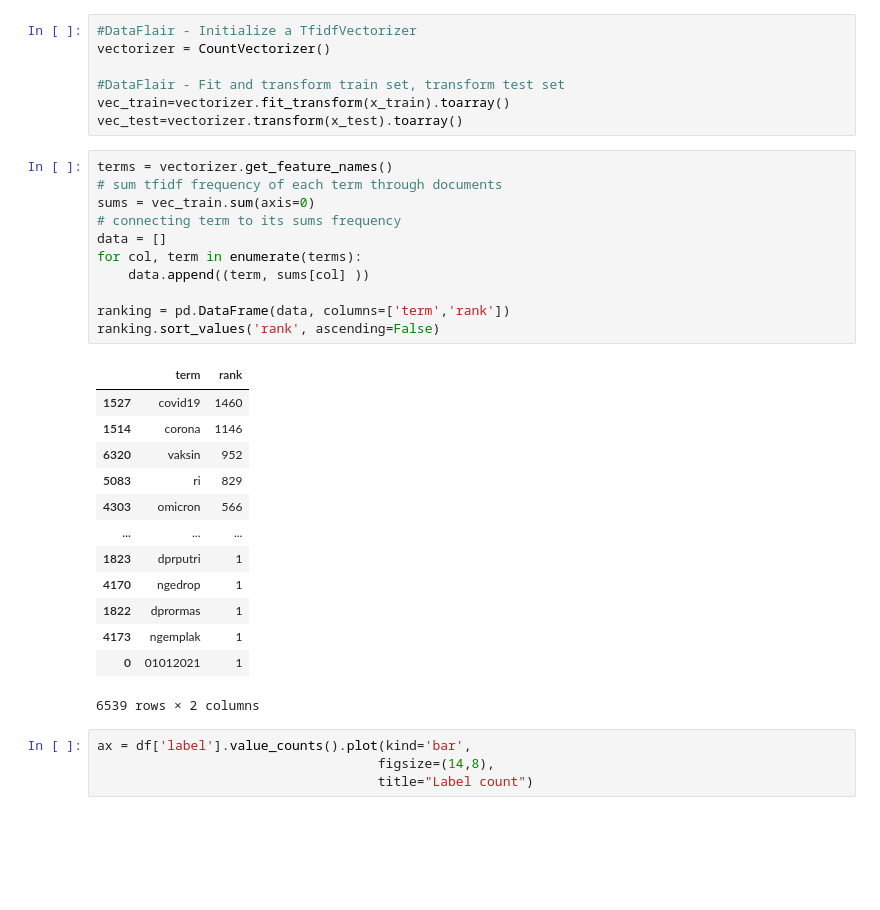
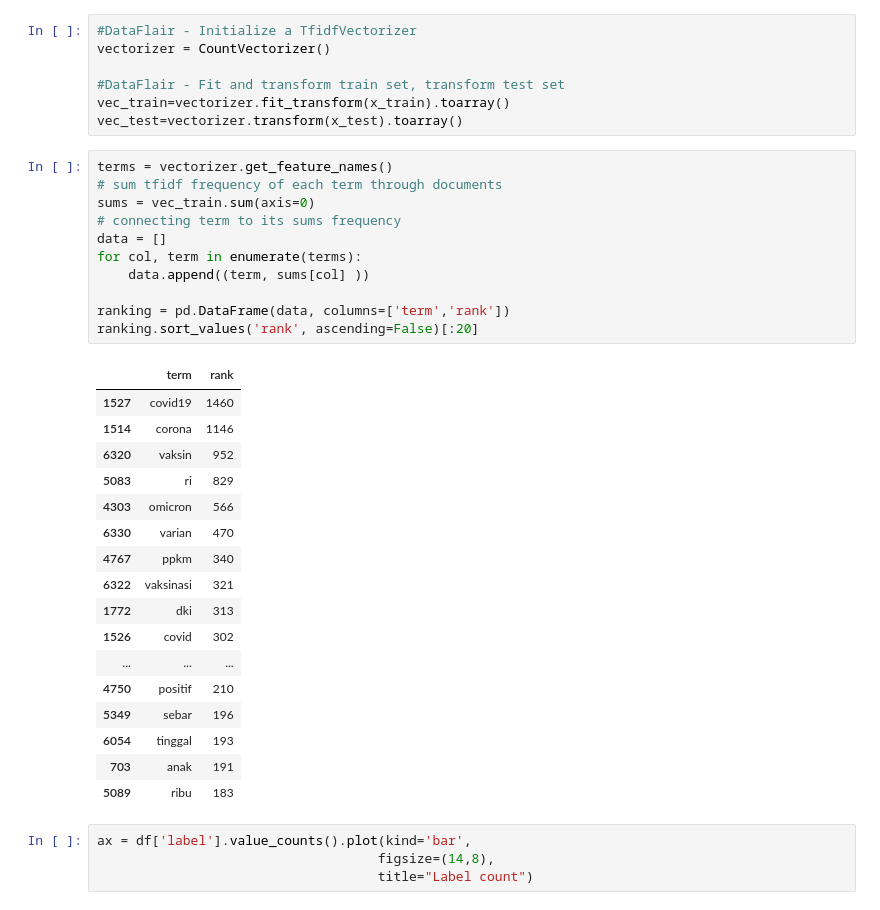
Before and after one commit to digaji/pembasmi-hoaks, a Jupyter notebook: logreg_cv.ipynb, the cells around one changed output. Cells and saved outputs as stored; diff of their text form; blank space fills up the shorter version.

```diff
--- a/logreg_cv.ipynb
+++ b/logreg_cv.ipynb
@@ -47,28 +47,32 @@ vec_test=vectorizer.transform(x_test).toarray()
 # %%
 terms = vectorizer.get_feature_names()
 # sum tfidf frequency of each term through documents
 sums = vec_train.sum(axis=0)
 # connecting term to its sums frequency
 data = []
 for col, term in enumerate(terms):
     data.append((term, sums[col] ))
 
 ranking = pd.DataFrame(data, columns=['term','rank'])
-ranking.sort_values('rank', ascending=False)
+ranking.sort_values('rank', ascending=False)[:20]
 # %% [output]
 |  | term | rank |
 | 1527 | covid19 | 1460 |
 | 1514 | corona | 1146 |
 | 6320 | vaksin | 952 |
 | 5083 | ri | 829 |
 | 4303 | omicron | 566 |
+| 6330 | varian | 470 |
+| 4767 | ppkm | 340 |
+| 6322 | vaksinasi | 321 |
+| 1772 | dki | 313 |
+| 1526 | covid | 302 |
 | ... | ... | ... |
-| 1823 | dprputri | 1 |
-| 4170 | ngedrop | 1 |
-| 1822 | dprormas | 1 |
-| 4173 | ngemplak | 1 |
-| 0 | 01012021 | 1 |
+| 4750 | positif | 210 |
+| 5349 | sebar | 196 |
+| 6054 | tinggal | 193 |
+| 703 | anak | 191 |
+| 5089 | ribu | 183 |
-6539 rows × 2 columns
 # %%
 ax = df['label'].value_counts().plot(kind='bar',
                                     figsize=(14,8),
```
Also changed, not shown: parts of 2 cells of this notebook, 7 other files.
